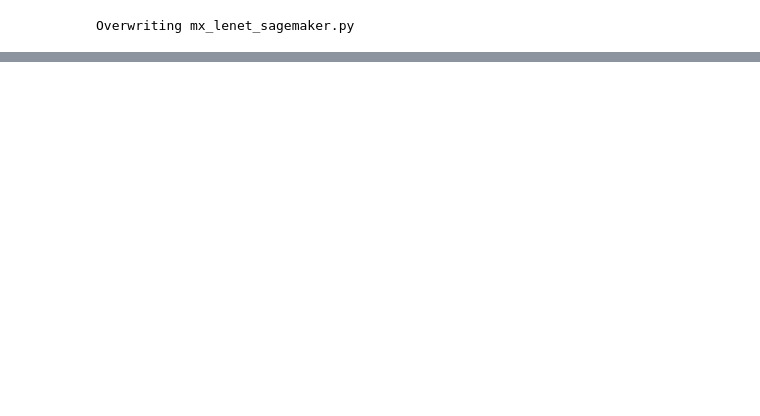
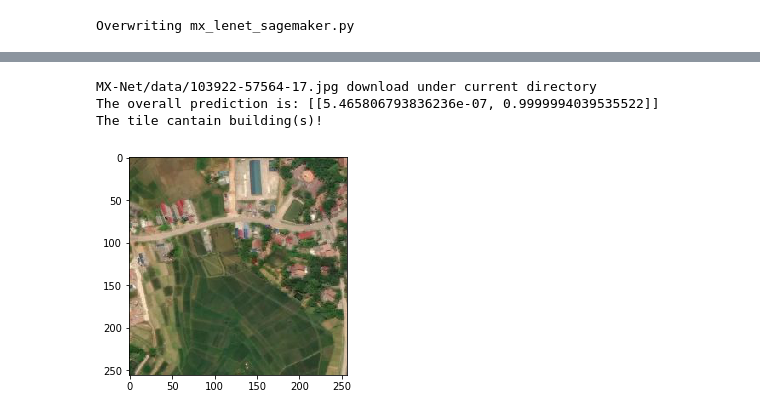
Before and after one commit to developmentseed/label-maker, a Jupyter notebook: examples/nets/SageMaker_mx-lenet.ipynb, the cells around one changed output, grey strips where cells are left out. Cells and saved outputs as stored; diff of their text form; code cells hidden in the pictures; blank space fills up the shorter version.

```diff
--- a/examples/nets/SageMaker_mx-lenet.ipynb
+++ b/examples/nets/SageMaker_mx-lenet.ipynb
@@ -131,6 +134,7 @@ def get_train_context(num_cpus, num_gpus):
 # %% [output]
 Overwriting mx_lenet_sagemaker.py
 # %%
+%%time
 from sagemaker.mxnet import MXNet
 from sagemaker import get_execution_role
 
@@ -138,6 +142,6 @@ mxnet_estimator = MXNet("mx_lenet_sagemaker.py",
                         role=get_execution_role(),
                         train_instance_type="ml.p2.xlarge",
                         train_instance_count=1)
-mxnet_estimator.fit("s3://ds-skynet/MX-Net/data") ## give your s3 bucket address here.
+mxnet_estimator.fit("s3://") ## give your s3 bucket URL here.
 # %% [output]
 INFO:sagemaker:Created S3 bucket: sagemaker-us-east-1-552819999234
@@ -161,0 +166,4 @@ It's 1 instance
+# %%
+%%time
+predictor = mxnet_estimator.deploy(initial_instance_count=1,
+                                   instance_type='ml.p2.xlarge')
@@ -161,0 +205,29 @@ It's 1 instance
+# %%
+# replace with your bucket name
+bucket = ''
+# full path to the test image
+img_s3 = 'MXNnet_example/data/103922-57564-17.jpg'
+# the new given name for the image you wanna save in current work directory
+img_nn = "Image_1.jpg"
+
+"""
+Image mean and image_std are obtained from data.npz's by
+running img_mean = np.mean(x_train, axis=(0, 1, 2)), img_std = np.std(x_train, axis=(0, 1, 2))
+"""
+image_mean = np.array([ 0.14663778,  0.1624524 , -0.21313858]).astype('float32')
+image_std = np.array([ 0.86569798,  0.77569193,  0.79192579]).astype('float32')
+# %%
+pred = pred_img(bucket, img_s3, img_nn, image_mean, image_std)
+image_1 = plt.imread("Image_1.jpg")
+plt.imshow(image_1)
+print("The overall prediction is: {}".format(pred))
+for item in pred:
+    if item[0] > item[1]:
+        print("It's background tile")
+    else:
+        print("The tile cantain building(s)!")
+# %% [output]
+MX-Net/data/103922-57564-17.jpg download under current directory
+The overall prediction is: [[5.465806793836236e-07, 0.9999994039535522]]
+The tile cantain building(s)!
+[figure, added]
```
Also changed, not shown: parts of 4 cells of this notebook, 1 other file.
